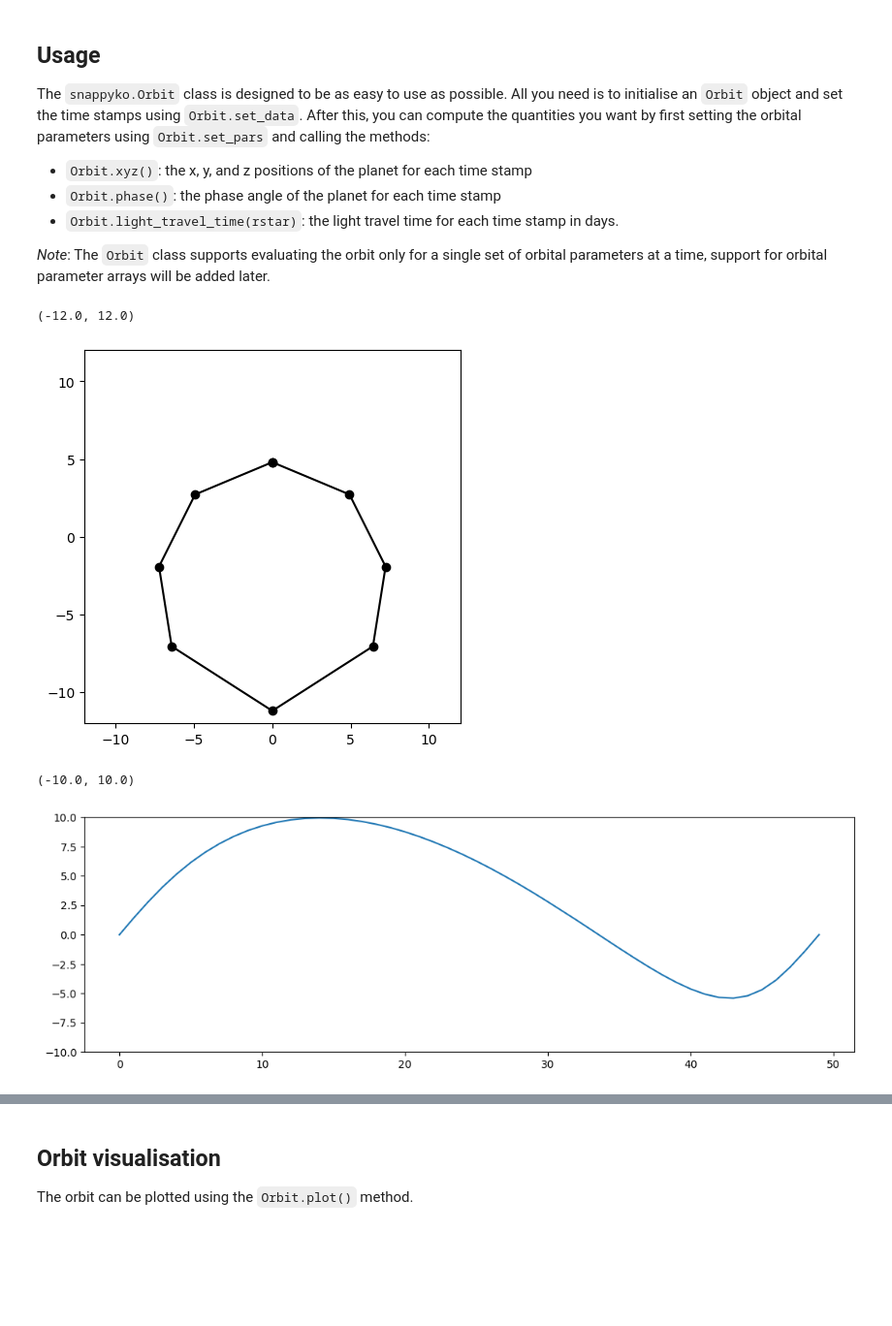
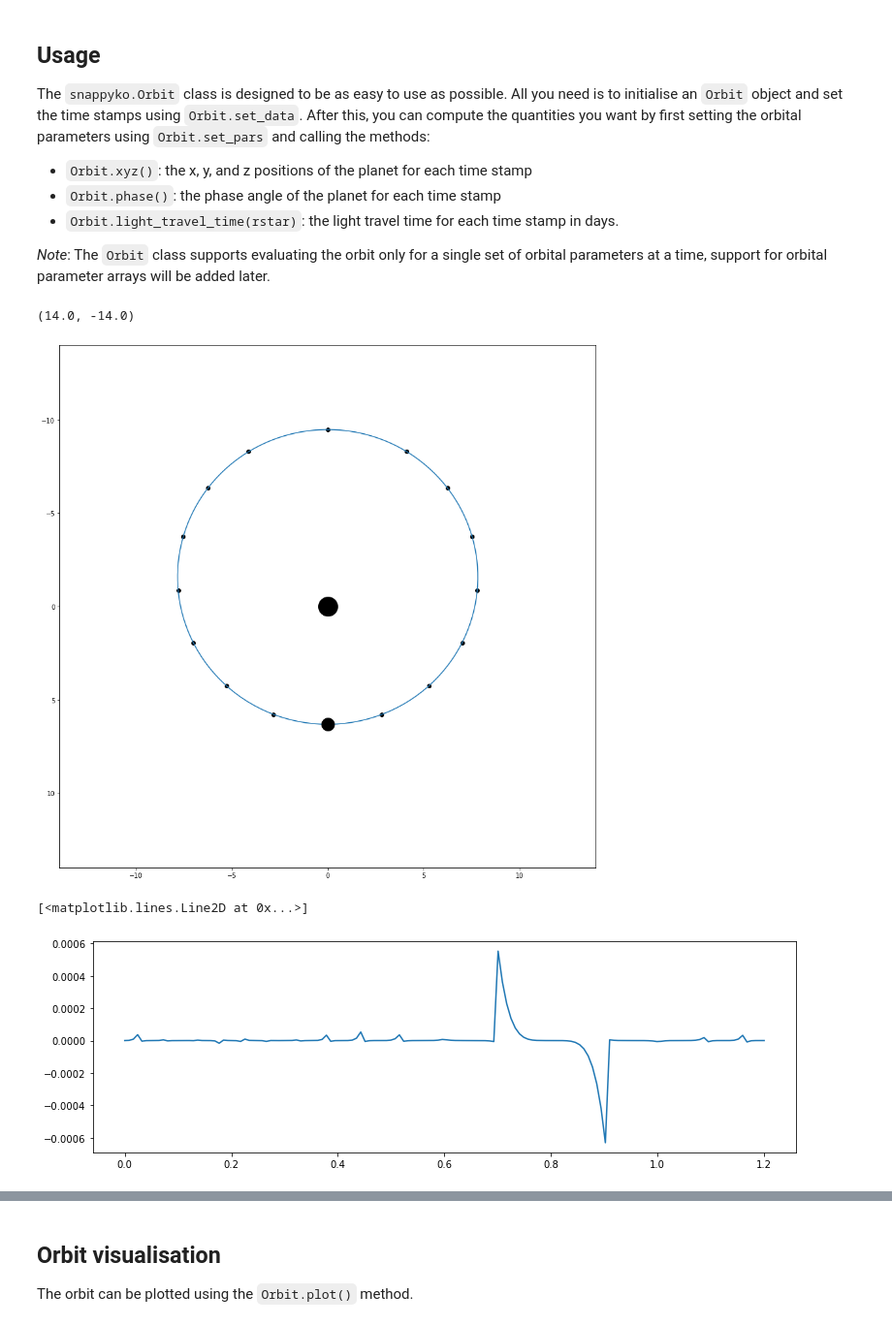
Before and after one commit to hpparvi/MeepMeep, a Jupyter notebook: notebooks/orbit.ipynb, the cells around one changed output, grey strips where cells are left out. Shown at 97% size. Saved outputs shown, nothing was run; the diff lists cells and outputs as text; code cells hidden in the pictures; blank space fills up the shorter version.

```diff
--- a/notebooks/orbit.ipynb
+++ b/notebooks/orbit.ipynb
@@ -26,18 +28,28 @@ The `snappyko.Orbit` class is designed to be as easy to use as possible. All you
 
 *Note*: The `Orbit` class supports evaluating the orbit only for a single set of orbital parameters at a time, support for orbital parameter arrays will be added later.
 # %%
-o = Orbit(9)
+o = Orbit(17, 'ea')
 
-t0, p, a, i, e, w = 0.00, 1.2, 8.0, 0.49*pi, 0.4, 0.5*pi
-times = linspace(0.0, p, 50)
+t0, p, a, i, e, w = 0.20, 1.2, 8.0, 0.45*pi, 0.2, 0.5*pi
+times = linspace(0.0, p, 150)
 
 o.set_data(times)
 o.set_pars(t0, p, a, i, e, w)
+
+x, y, z = o.xyz()
+
+xp, _, zp = o.xyz(array([t0]))
+
+
+fig, ax = subplots(figsize=(15,15))
+ax.plot(0, 0, 'ok', ms=30)
+ax.plot(o._coeffs[:,0], o._coeffs[:,2], 'ok')
+ax.plot(x, z)
+ax.plot(xp, zp, 'ok', ms=20)
+
+
+xlim(-14,14)
+ylim(14,-14)
+# %% [output]
+(14.0, -14.0)
+[figure, added]
-# %%
-fig, ax = subplots(figsize=(5,5))
-plot(o._coeffs[:,0], o._coeffs[:,2], 'ok-')
-xlim(-12,12)
-ylim(-12,12)
-# %% [output]
-(-12.0, 12.0)
-[figure, removed]
@@ -46,6 +56,7 @@ x, y, z = o.xyz()
 # %%
-plot(x)
-ylim(-10,10)
+xe, ye, ze = o._xyz_error()
-# %% [output]
-(-10.0, 10.0)
-[figure, removed]
+# %%
+plot(o.times, xe)
+# %% [output]
+[<matplotlib.lines.Line2D at 0x...>]
+[figure, added]
```
Also changed, not shown: parts of 4 cells of this notebook, 2 other files.
